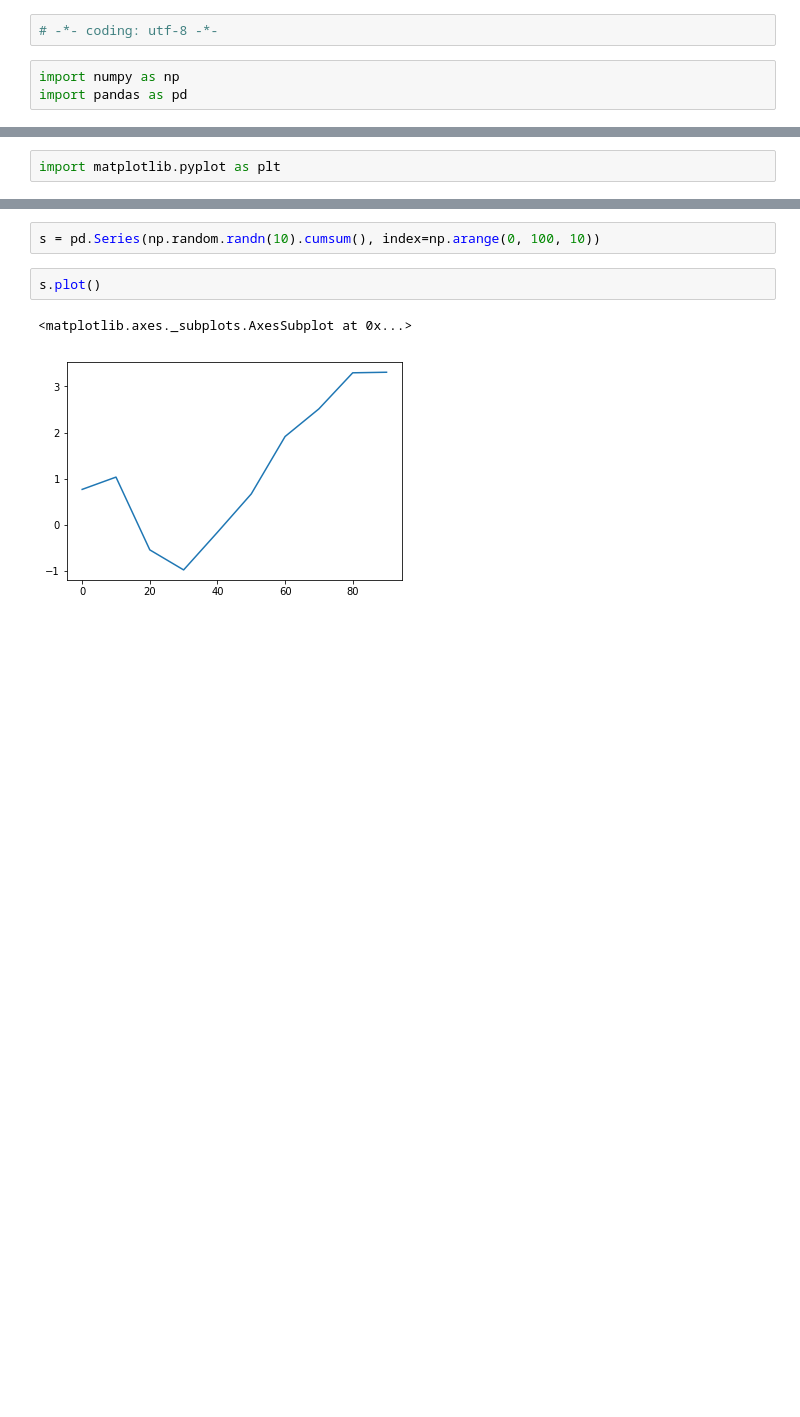
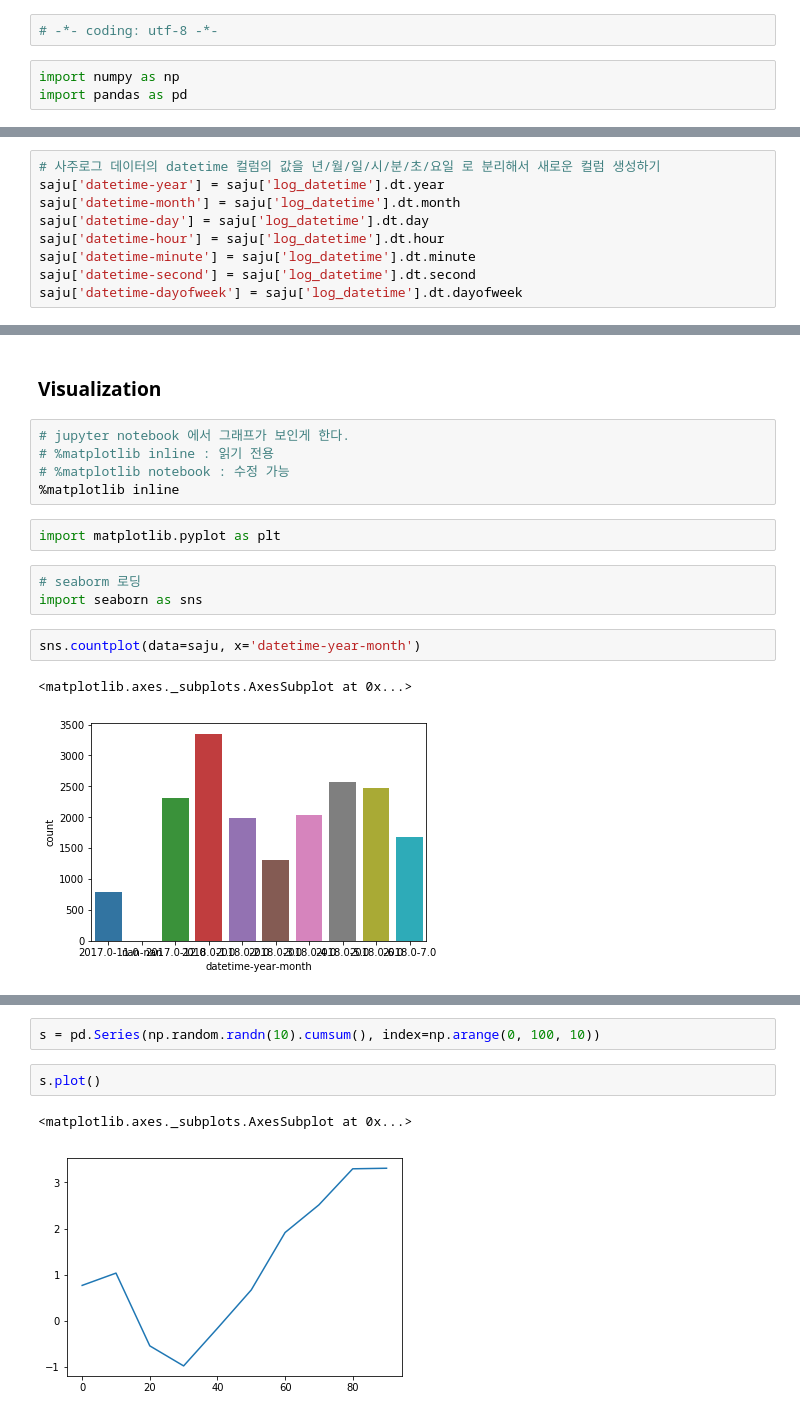
Before and after one commit to potolog/saju, a Jupyter notebook: saju_log.ipynb, the cells around one changed output, grey strips where cells are left out. Cells and saved outputs as stored; diff of their text form; blank space fills up the shorter version.

```diff
--- a/saju_log.ipynb
+++ b/saju_log.ipynb
@@ -39,0 +30,9 @@ saju['log_datetime'].shape
+# %%
+# 사주로그 데이터의 datetime 컬럼의 값을 년/월/일/시/분/초/요일 로 분리해서 새로운 컬럼 생성하기
+saju['datetime-year'] = saju['log_datetime'].dt.year
+saju['datetime-month'] = saju['log_datetime'].dt.month
+saju['datetime-day'] = saju['log_datetime'].dt.day
+saju['datetime-hour'] = saju['log_datetime'].dt.hour
+saju['datetime-minute'] = saju['log_datetime'].dt.minute
+saju['datetime-second'] = saju['log_datetime'].dt.second
+saju['datetime-dayofweek'] = saju['log_datetime'].dt.dayofweek
@@ -40,2 +59,17 @@ saju['log_datetime'].shape
+# %% [markdown]
+### Visualization
+# %%
+# jupyter notebook 에서 그래프가 보인게 한다.
+# %matplotlib inline : 읽기 전용
+# %matplotlib notebook : 수정 가능
+%matplotlib inline
 # %%
 import matplotlib.pyplot as plt
+# %%
+# seaborm 로딩
+import seaborn as sns
+# %%
+sns.countplot(data=saju, x='datetime-year-month')
+# %% [output]
+<matplotlib.axes._subplots.AxesSubplot at 0x...>
+[figure, added]
```
Also changed, not shown: parts of 11 cells of this notebook.
